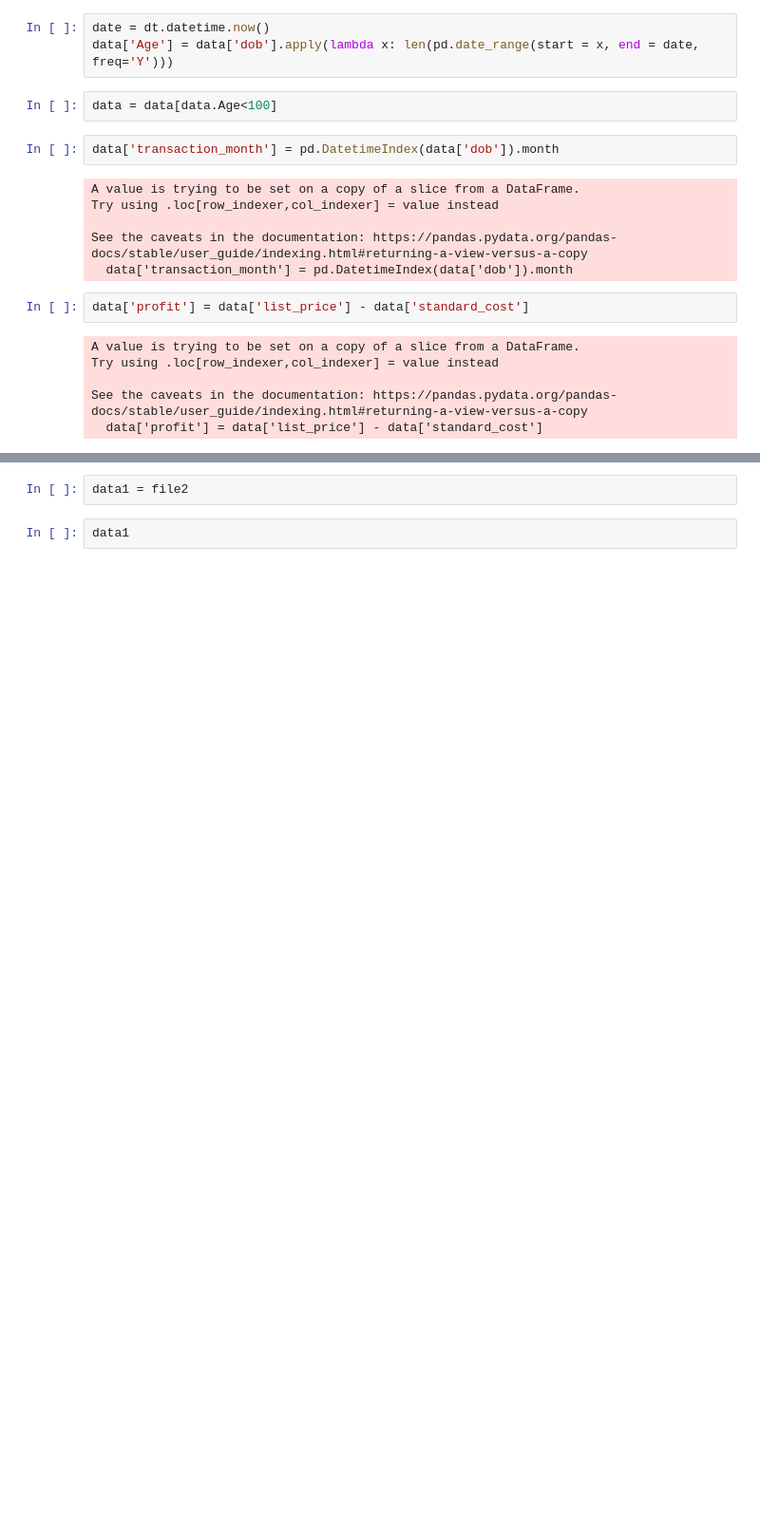
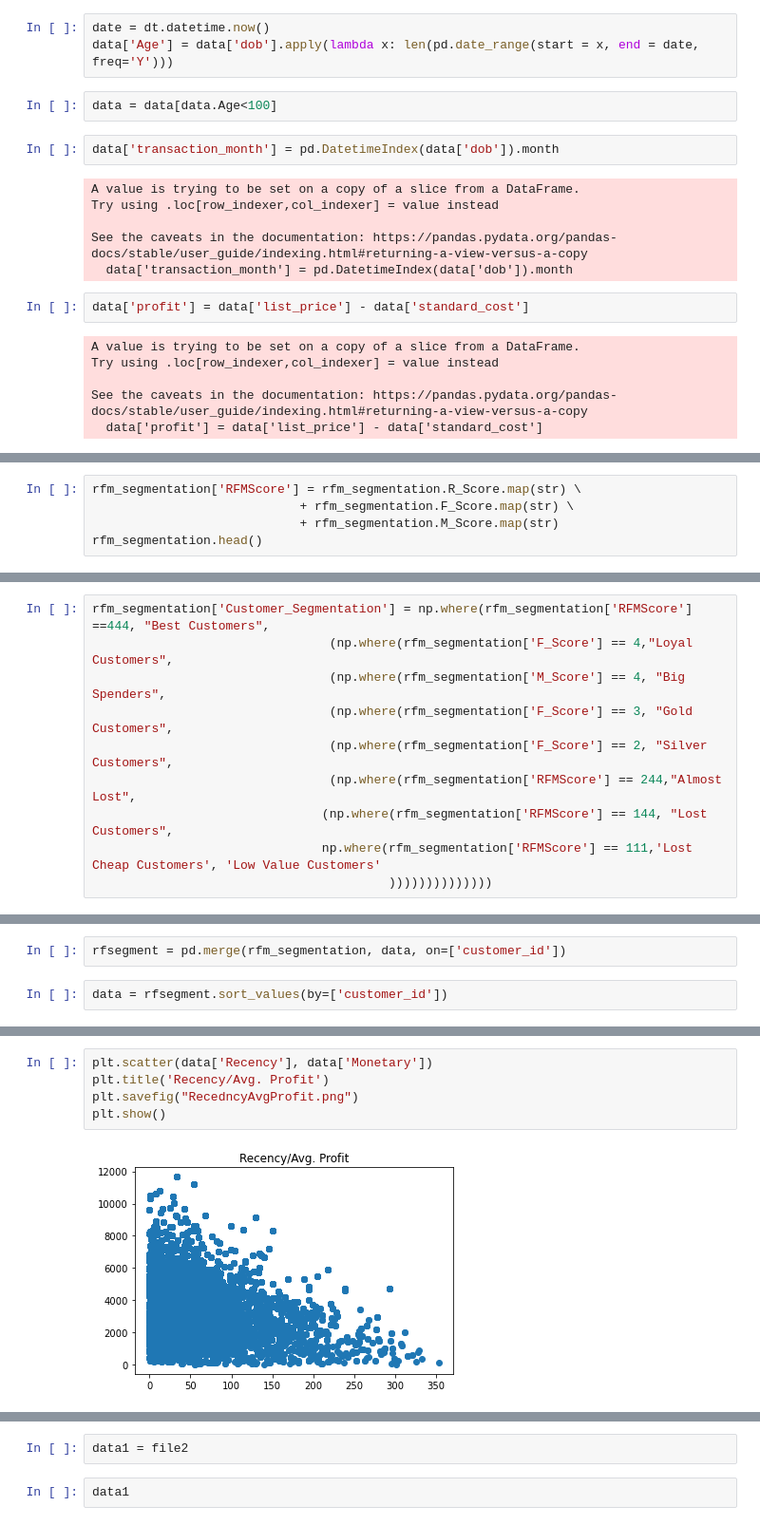
Before and after one commit to ShubhamGTiwari/KPMG_Virtual_Internship, a Jupyter notebook: KPMG_Task2/KPMG_Task2.ipynb, the cells around one changed output, grey strips where cells are left out. Shown at 95% size. Saved outputs shown, nothing was run; the diff lists cells and outputs as text; blank space fills up the shorter version.

```diff
--- a/KPMG_Task2/KPMG_Task2.ipynb
+++ b/KPMG_Task2/KPMG_Task2.ipynb
@@ -233,0 +387,5 @@ data
+# %%
+rfm_segmentation['RFMScore'] = rfm_segmentation.R_Score.map(str) \
+                            + rfm_segmentation.F_Score.map(str) \
+                            + rfm_segmentation.M_Score.map(str)
+rfm_segmentation.head()
@@ -233,0 +422,10 @@ data
+# %%
+rfm_segmentation['Customer_Segmentation'] = np.where(rfm_segmentation['RFMScore'] ==444, "Best Customers",
+                                (np.where(rfm_segmentation['F_Score'] == 4,"Loyal Customers",
+                                (np.where(rfm_segmentation['M_Score'] == 4, "Big Spenders",
+                                (np.where(rfm_segmentation['F_Score'] == 3, "Gold Customers",
+                                (np.where(rfm_segmentation['F_Score'] == 2, "Silver Customers",
+                                (np.where(rfm_segmentation['RFMScore'] == 244,"Almost Lost",
+                               (np.where(rfm_segmentation['RFMScore'] == 144, "Lost Customers",
+                               np.where(rfm_segmentation['RFMScore'] == 111,'Lost Cheap Customers', 'Low Value Customers'
+                                        ))))))))))))))
@@ -233,0 +449,4 @@ data
+# %%
+rfsegment = pd.merge(rfm_segmentation, data, on=['customer_id'])
+# %%
+data = rfsegment.sort_values(by=['customer_id'])
@@ -233,0 +482,7 @@ data
+# %%
+plt.scatter(data['Recency'], data['Monetary'])
+plt.title('Recency/Avg. Profit')
+plt.savefig("RecedncyAvgProfit.png")
+plt.show()
+# %% [output]
+[figure, added]
```
Also changed, not shown: parts of 31 cells of this notebook, 1 other file.
